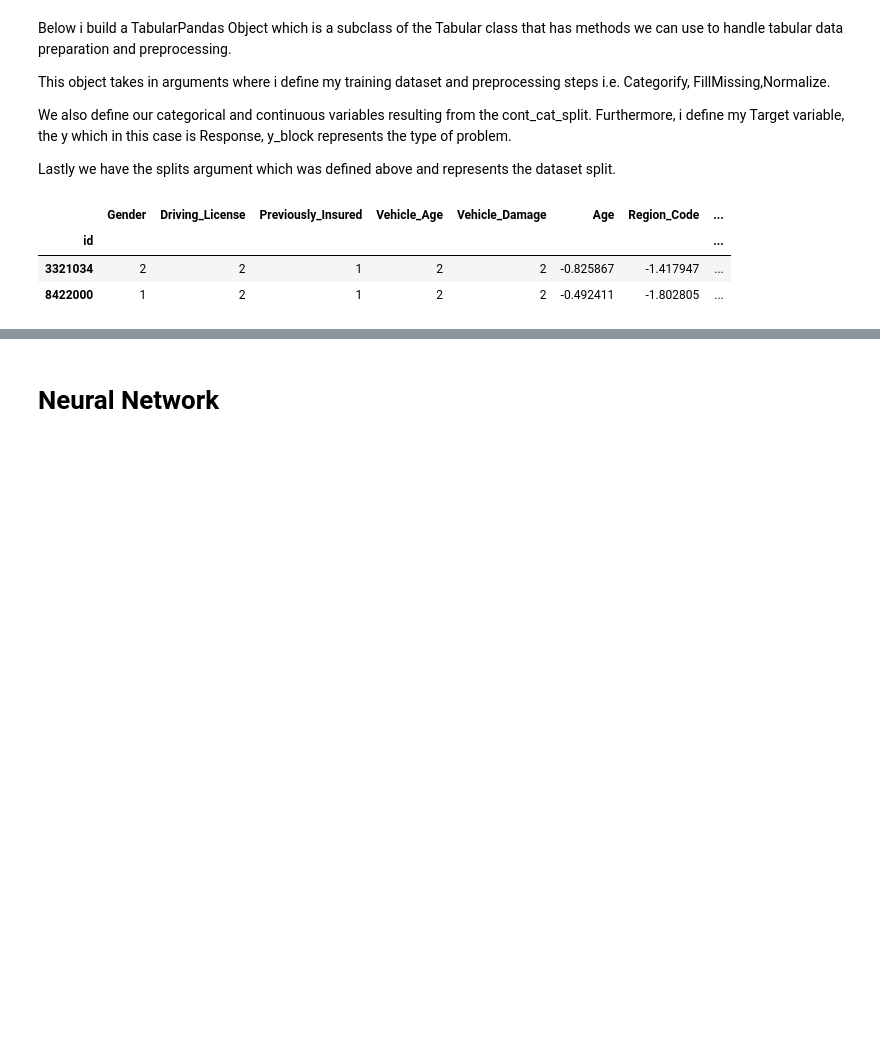
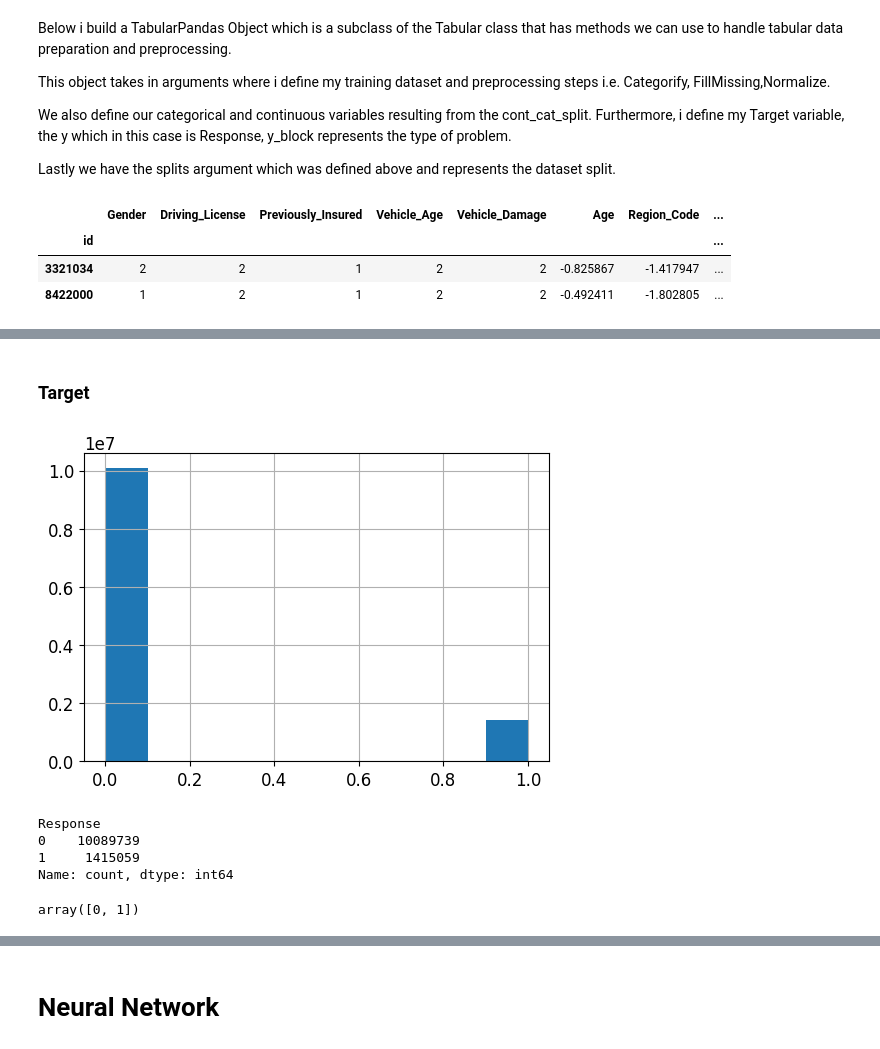
Before and after one commit to rubanzasilva/insurance_cross_selling, a Jupyter notebook: fastai_neural_network_gradient_boosting.ipynb, the cells around one changed output, grey strips where cells are left out. Cells and saved outputs as stored; diff of their text form; code cells hidden in the pictures; blank space fills up the shorter version.

```diff
--- a/fastai_neural_network_gradient_boosting.ipynb
+++ b/fastai_neural_network_gradient_boosting.ipynb
@@ -243,0 +386,17 @@ dls.show_batch()
+# %% [markdown]
+### Target
+# %%
+train_df['Response'].hist(figsize=(6,4));
+# %% [output]
+[figure, added]
+# %%
+train_df['Response'].value_counts()
+# %% [output]
+Response
+0    10089739
+1     1415059
+Name: count, dtype: int64
+# %%
+train_df['Response'].unique()
+# %% [output]
+array([0, 1])
```
Also changed, not shown: parts of 55 cells of this notebook.
